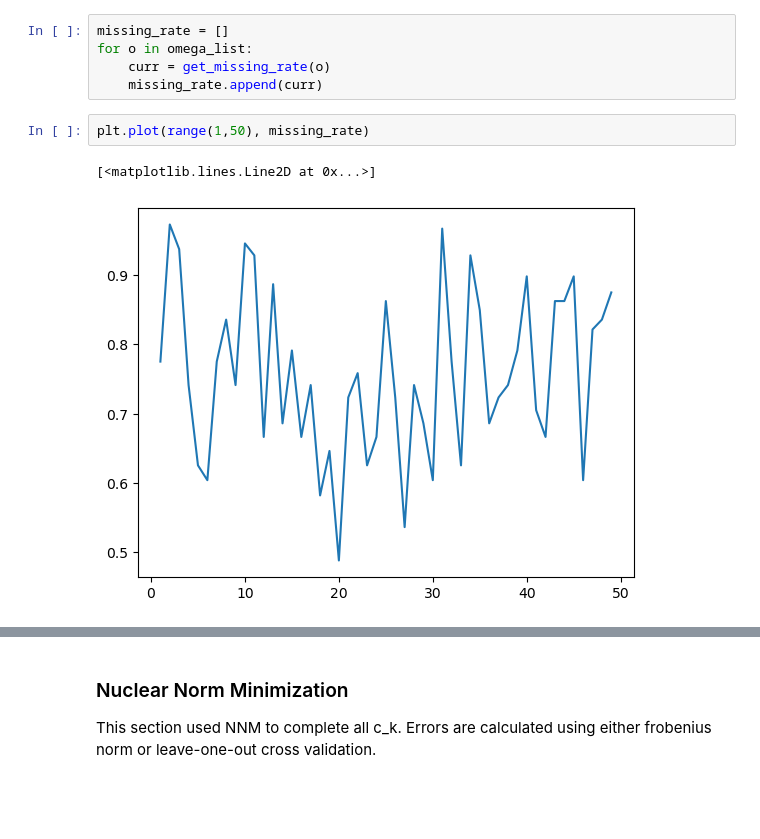
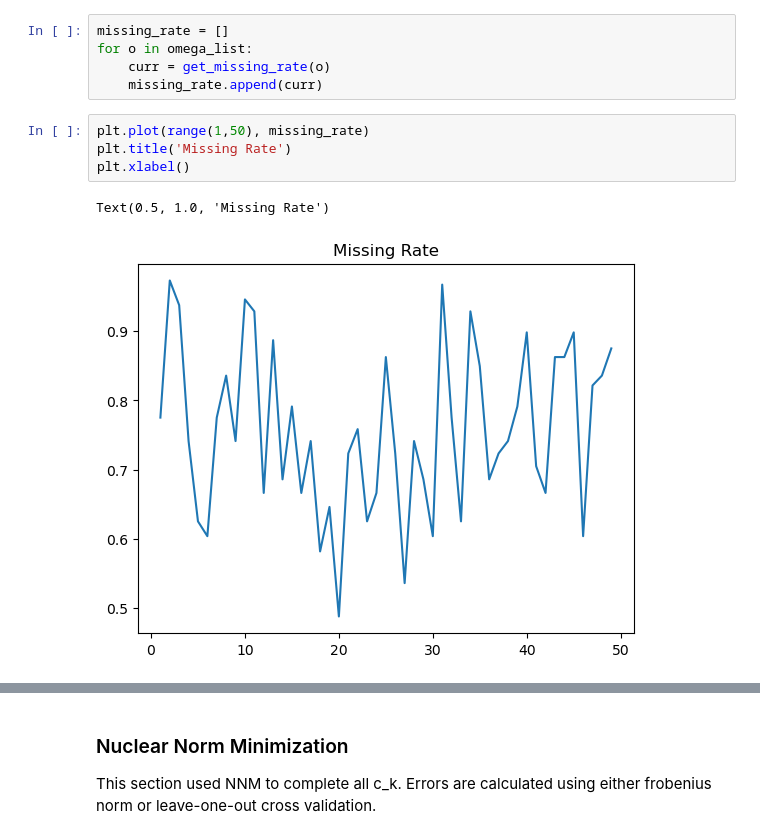
Before and after one commit to 123xrong/EEG-Missing-Data, a Jupyter notebook: Data Exploration.ipynb, the cells around one changed output, grey strips where cells are left out. Drawn from its saved outputs; the diff is of its cells as text; blank space fills up the shorter version.

Commit message:
updated data visualization

```diff
--- a/Data Exploration.ipynb
+++ b/Data Exploration.ipynb
@@ -104,6 +104,8 @@ for o in omega_list:
     missing_rate.append(curr)
 # %%
 plt.plot(range(1,50), missing_rate)
+plt.title('Missing Rate')
+plt.xlabel()
 # %% [output]
-[<matplotlib.lines.Line2D at 0x...>]
+Text(0.5, 1.0, 'Missing Rate')
-[figure, old version]
+[figure, new version]
```
Also changed, not shown: parts of 13 cells of this notebook, 1 other file.
